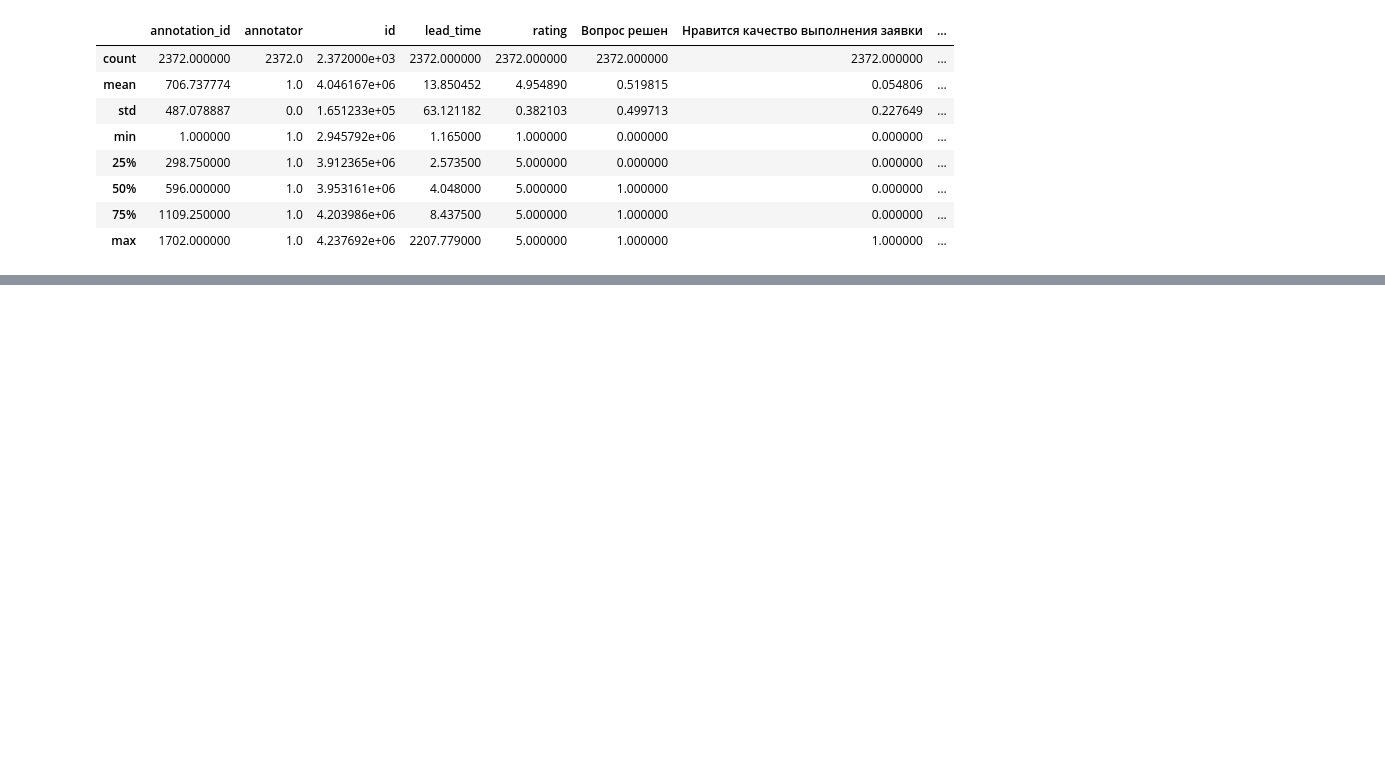
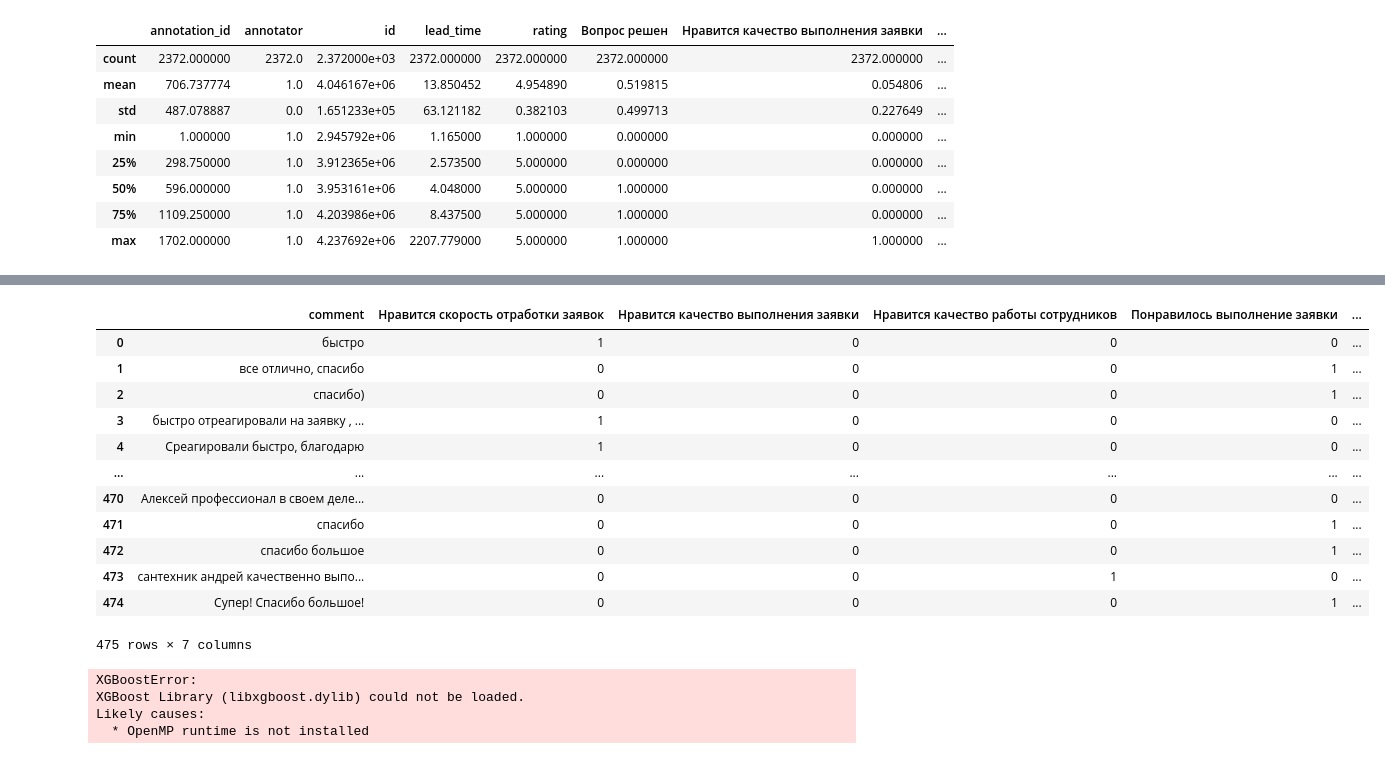
Before and after one commit to fat1re/Intensive4, a Jupyter notebook: main.ipynb, the cells around one changed output, grey strips where cells are left out. Cells and saved outputs as stored; diff of their text form; code cells hidden in the pictures; blank space fills up the shorter version.

Commit message:
test models

```diff
--- a/main.ipynb
+++ b/main.ipynb
@@ -264,0 +391,73 @@ plt.show()
+# %%
+result_df = pd.read_csv("predicted_comments.csv")
+result_df
+# %% [output]
+|  | comment | Нравится скорость отработки заявок | Нравится качество выполнения заявки | Нравится качество работы сотрудников | Понравилось выполнение заявки | ... |
+| 0 | быстро | 1 | 0 | 0 | 0 | ... |
+| 1 | все отлично, спасибо | 0 | 0 | 0 | 1 | ... |
+| 2 | спасибо) | 0 | 0 | 0 | 1 | ... |
+| 3 | быстро отреагировали на заявку , ... | 1 | 0 | 0 | 0 | ... |
+| 4 | Среагировали быстро, благодарю | 1 | 0 | 0 | 0 | ... |
+| ... | ... | ... | ... | ... | ... | ... |
+| 470 | Алексей профессионал в своем деле... | 0 | 0 | 0 | 0 | ... |
+| 471 | спасибо | 0 | 0 | 0 | 1 | ... |
+| 472 | спасибо большое | 0 | 0 | 0 | 1 | ... |
+| 473 | сантехник андрей качественно выпо... | 0 | 0 | 1 | 0 | ... |
+| 474 | Супер! Спасибо большое! | 0 | 0 | 0 | 1 | ... |
+475 rows × 7 columns
+# %%
+import pandas as pd
+from sklearn.model_selection import train_test_split
+from sklearn.feature_extraction.text import TfidfVectorizer
+from sklearn.multioutput import MultiOutputClassifier
+from xgboost import XGBClassifier
+from sklearn.metrics import classification_report
+import numpy as np
+
+# === Загрузка данных ===
+df = pd.read_csv("data.csv")
+df['comment'] = df['comment'].fillna("")
+
+target_columns = [
+    'Нравится скорость отработки заявок',
+    'Нравится качество выполнения заявки',
+    'Нравится качество работы сотрудников',
+    'Понравилось выполнение заявки',
+    'Вопрос решен',
+    'Отрицательное'
+]
+
+X = df['comment']
+y = df[target_columns].fillna(0).astype(int)
+
+# === Сплит на train/test ===
+X_train, X_test, y_train, y_test = train_test_split(X, y, test_size=0.2, random_state=42)
+
+# === Векторизация текста ===
+tfidf = TfidfVectorizer(max_features=5000, ngram_range=(1, 2))
+X_train_vec = tfidf.fit_transform(X_train)
+X_test_vec = tfidf.transform(X_test)
+
+# === Модель ===
+xgb_model = MultiOutputClassifier(
+    XGBClassifier(n_estimators=100, max_depth=6, use_label_encoder=False, eval_metric='logloss')
+)
+xgb_model.fit(X_train_vec, y_train)
+
+# === Предсказания и отчёт ===
+y_pred = xgb_model.predict(X_test_vec)
+print(classification_report(y_test, y_pred, target_names=target_columns, zero_division=0))
+
+# === Сохраняем предсказания ===
+results = pd.DataFrame(X_test).reset_index(drop=True)
+results.columns = ['comment']
+predicted_df = pd.DataFrame(y_pred, columns=target_columns)
+results = pd.concat([results, predicted_df], axis=1)
+
+results.to_csv("predicted_comments_xgb.csv", index=False)
+print("✅ Предсказания сохранены в predicted_comments_xgb.csv")
+# %% [output]
+XGBoostError:
+XGBoost Library (libxgboost.dylib) could not be loaded.
+Likely causes:
+  * OpenMP runtime is not installed
```
Also changed, not shown: parts of 9 cells of this notebook, 1 other file.
